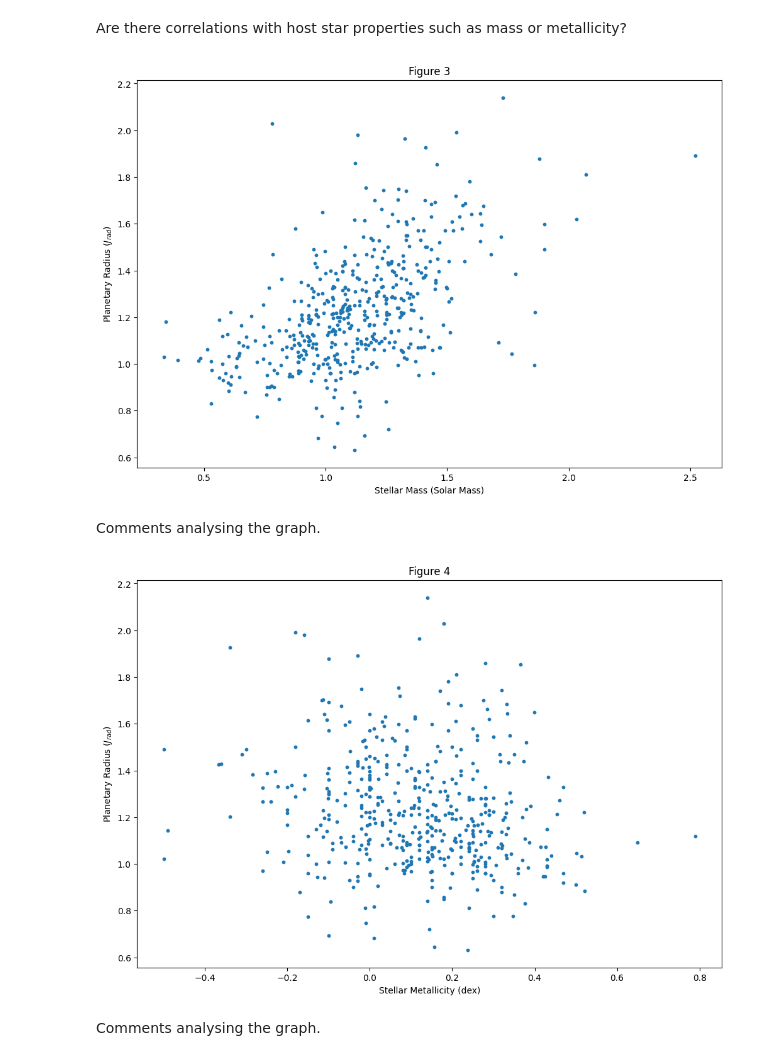
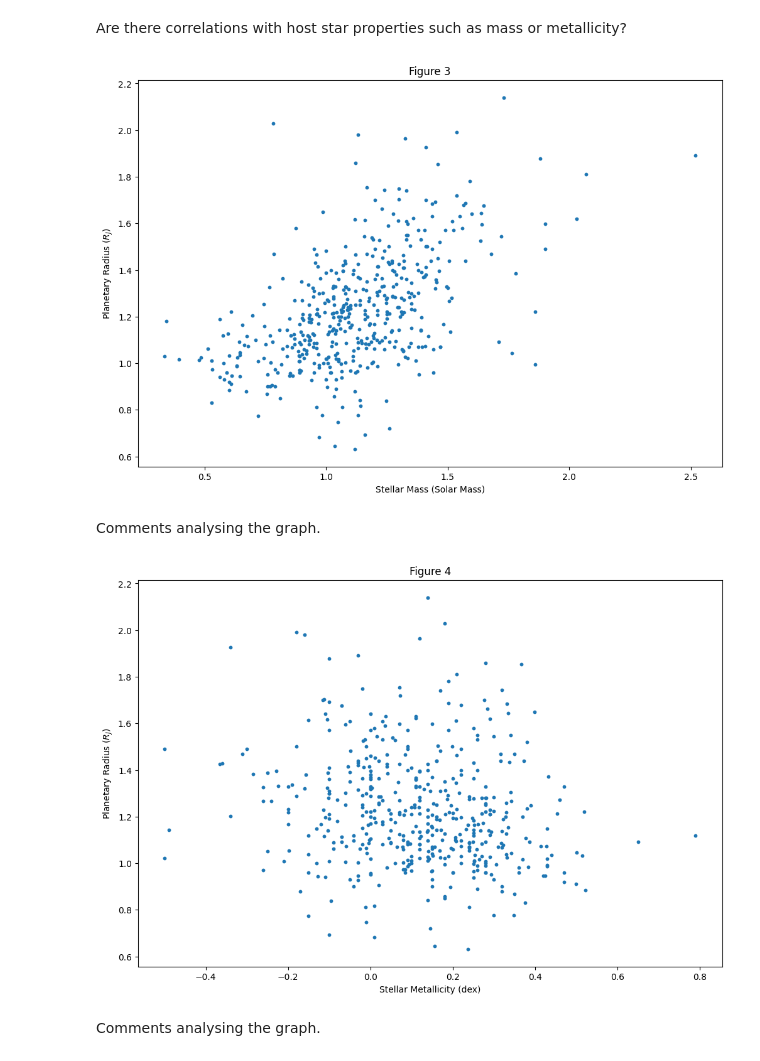
Before and after one commit to Macauley-Jones/PHYS2116_Comp_Assignment, a Jupyter notebook: Computational Assignment.ipynb, the cells around one changed output. Drawn from its saved outputs; the diff is of its cells as text; code cells hidden in the pictures.

```diff
--- a/Computational Assignment.ipynb
+++ b/Computational Assignment.ipynb
@@ -259,15 +248,15 @@ Comments analysing the graph.
 # %% [markdown]
 Are there correlations with host star properties such as mass or metallicity?
 # %%
-base_plot(st_masses, radii, "Stellar Mass (Solar Mass)", "Planetary Radius ($J_{rad}$)", 3)
+base_plot(st_masses, radii, "Stellar Mass (Solar Mass)", "Planetary Radius ($R_{J}$)", 3)
 # %% [output]
-[figure, old version]
+[figure, new version]
 # %% [markdown]
 Comments analysing the graph.
 # %%
-base_plot(st_mets, radii, "Stellar Metallicity (dex)", "Planetary Radius ($J_{rad}$)", 4)
+base_plot(st_mets, radii, "Stellar Metallicity (dex)", "Planetary Radius ($R_{J}$)", 4)
 # %% [output]
-[figure, old version]
+[figure, new version]
 # %% [markdown]
 Comments analysing the graph.
 # %% [markdown]
```
Also changed, not shown: parts of 18 cells of this notebook.
